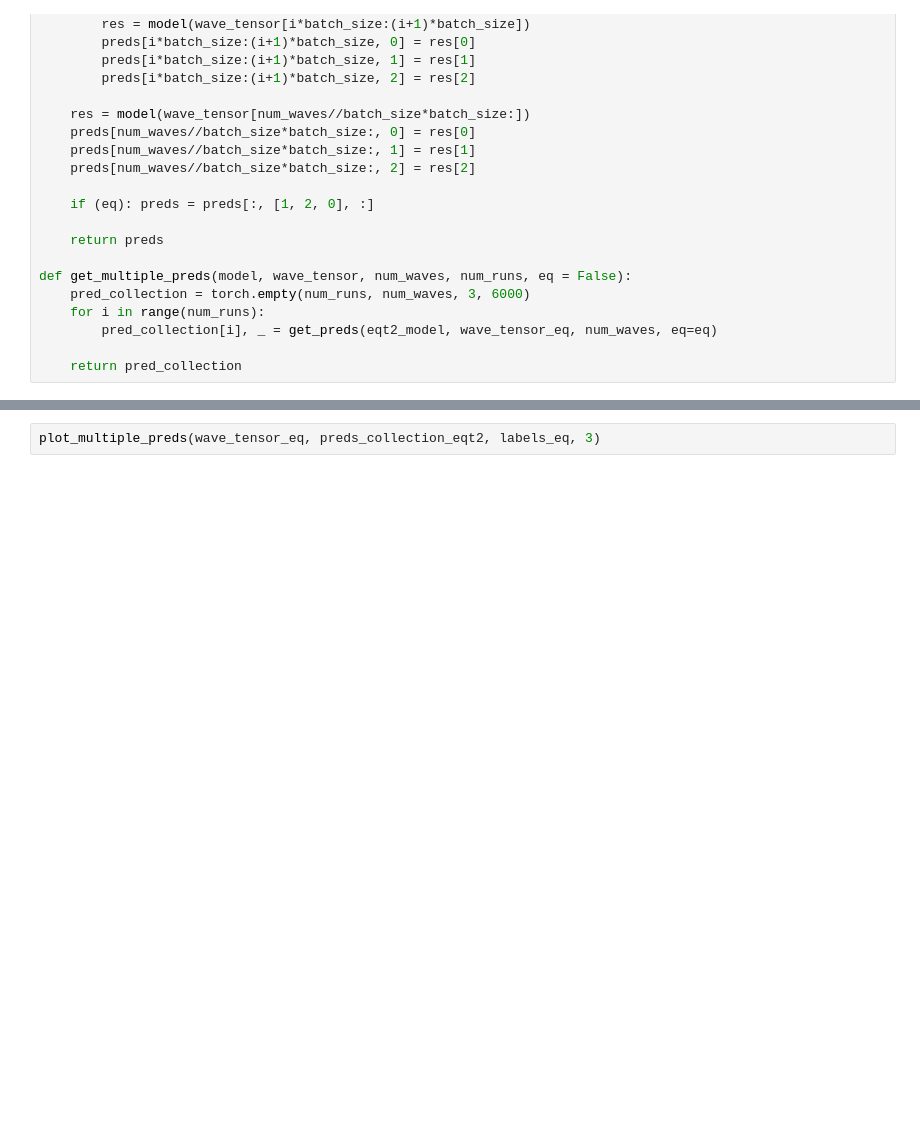
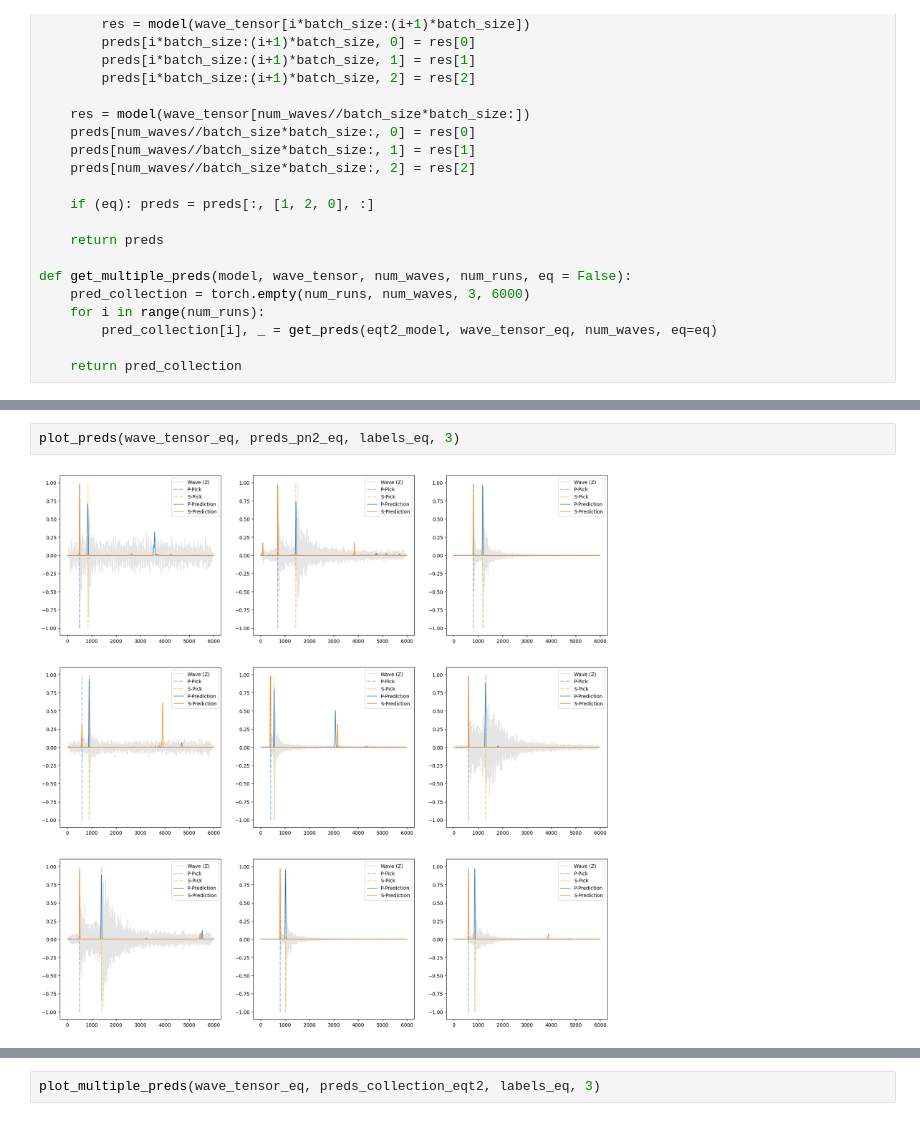
Before and after one commit to kerimoglutolga/earthquake-monitoring, a Jupyter notebook: notebooks/EQTransformerTesting.ipynb, the cells around one changed output, grey strips where cells are left out. Drawn from its saved outputs; the diff is of its cells as text; blank space fills up the shorter version.

```diff
--- a/notebooks/EQTransformerTesting.ipynb
+++ b/notebooks/EQTransformerTesting.ipynb
@@ -1067,3 +1090,7 @@ plot_preds(wave_tensor_eq, preds_pn_eq, labels_eq, 3, eq = True)
+# %%
+plot_preds(wave_tensor_eq, preds_pn2_eq, labels_eq, 3)
+# %% [output]
+[figure, added]
 # %%
 plot_preds(wave_tensor_eq, preds_eqt2_eq, labels_eq, 3)
 # %% [output]
```
Also changed, not shown: parts of 39 cells of this notebook.
